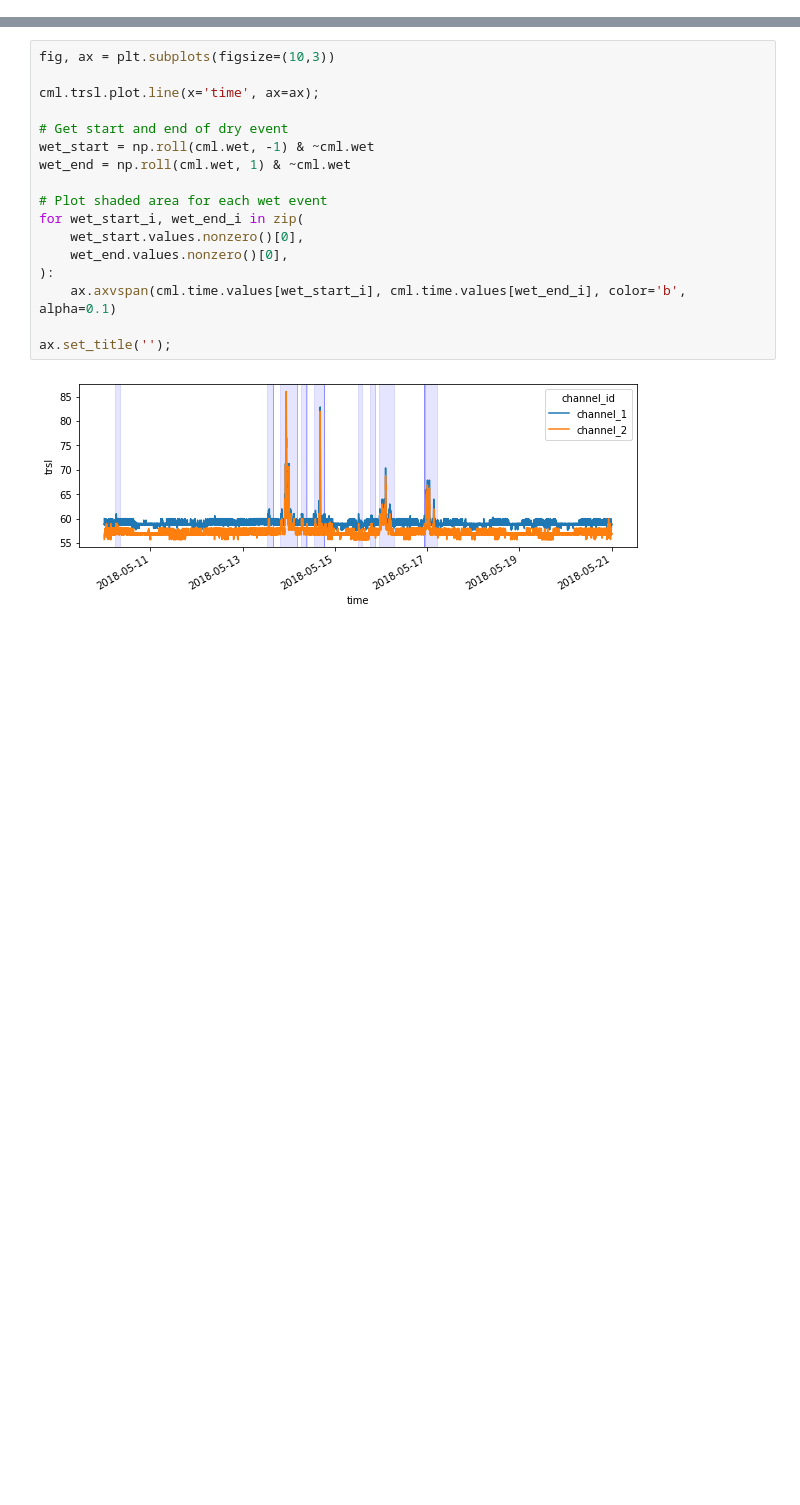
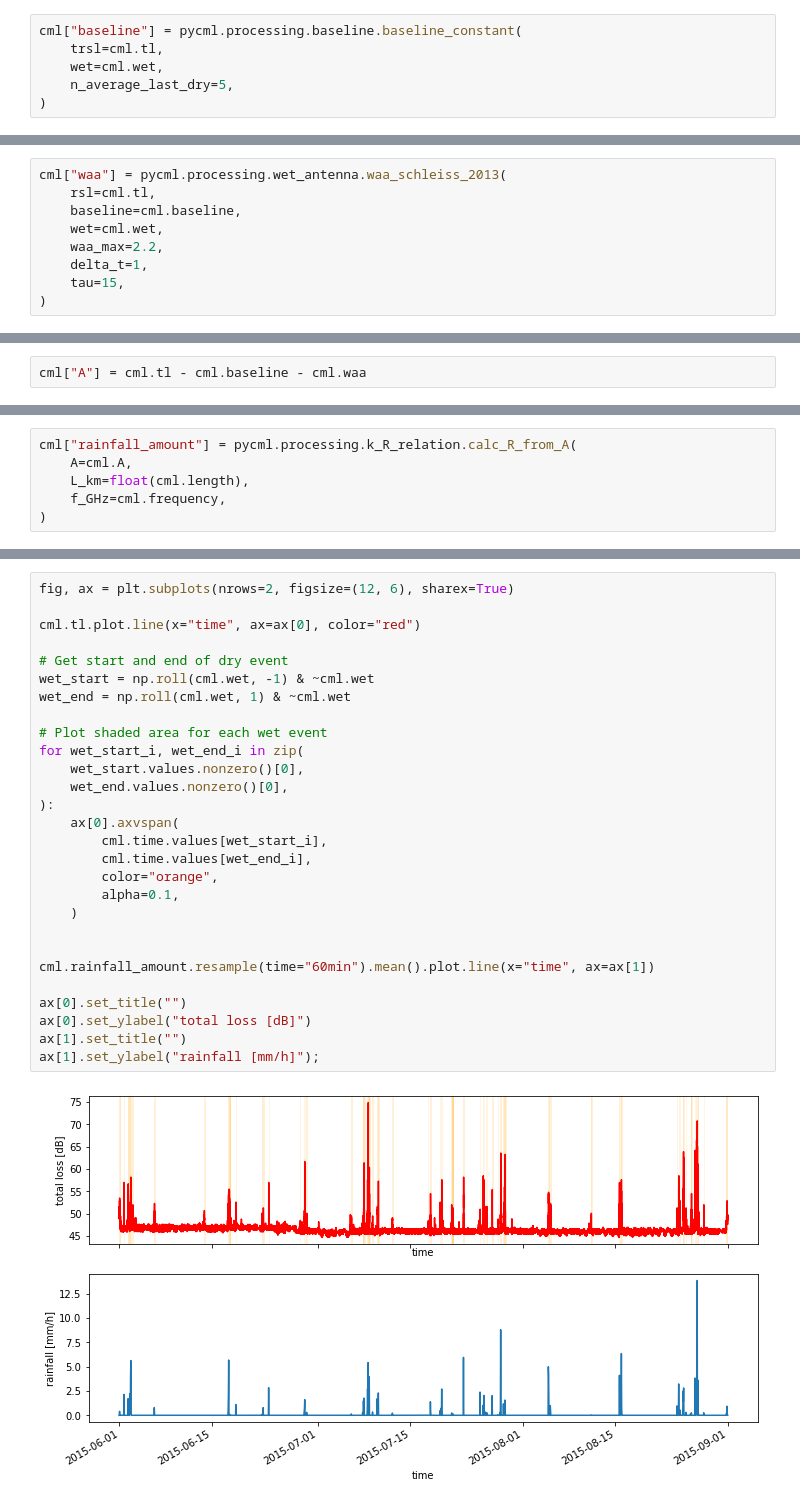
Before and after one commit to OpenSenseAction/OPENSENSE_sandbox, a Jupyter notebook: notebooks/pycomlink_basic_example.ipynb, the cells around one changed output, grey strips where cells are left out. Cells and saved outputs as stored; diff of their text form; blank space fills up the shorter version.

```diff
--- a/notebooks/pycomlink_basic_example.ipynb
+++ b/notebooks/pycomlink_basic_example.ipynb
@@ -67,0 +52,6 @@ To enable them in other operations, rebuild TensorFlow with the appropriate comp
+# %%
+cml["baseline"] = pycml.processing.baseline.baseline_constant(
+    trsl=cml.tl,
+    wet=cml.wet,
+    n_average_last_dry=5,
+)
@@ -67,0 +60,9 @@ To enable them in other operations, rebuild TensorFlow with the appropriate comp
+# %%
+cml["waa"] = pycml.processing.wet_antenna.waa_schleiss_2013(
+    rsl=cml.tl,
+    baseline=cml.baseline,
+    wet=cml.wet,
+    waa_max=2.2,
+    delta_t=1,
+    tau=15,
+)
@@ -67,0 +71,2 @@ To enable them in other operations, rebuild TensorFlow with the appropriate comp
+# %%
+cml["A"] = cml.tl - cml.baseline - cml.waa
@@ -67,0 +75,6 @@ To enable them in other operations, rebuild TensorFlow with the appropriate comp
+# %%
+cml["rainfall_amount"] = pycml.processing.k_R_relation.calc_R_from_A(
+    A=cml.A,
+    L_km=float(cml.length),
+    f_GHz=cml.frequency,
+)
@@ -68,19 +83,30 @@ To enable them in other operations, rebuild TensorFlow with the appropriate comp
 # %%
-fig, ax = plt.subplots(figsize=(10,3))
+fig, ax = plt.subplots(nrows=2, figsize=(12, 6), sharex=True)
 
-cml.trsl.plot.line(x='time', ax=ax);
+cml.tl.plot.line(x="time", ax=ax[0], color="red")
 
 # Get start and end of dry event
 wet_start = np.roll(cml.wet, -1) & ~cml.wet
 wet_end = np.roll(cml.wet, 1) & ~cml.wet
 
 # Plot shaded area for each wet event
 for wet_start_i, wet_end_i in zip(
     wet_start.values.nonzero()[0],
     wet_end.values.nonzero()[0],
 ):
-    ax.axvspan(cml.time.values[wet_start_i], cml.time.values[wet_end_i], color='b', alpha=0.1)
+    ax[0].axvspan(
+        cml.time.values[wet_start_i],
+        cml.time.values[wet_end_i],
+        color="orange",
+        alpha=0.1,
+    )
 
-ax.set_title('');
+
+cml.rainfall_amount.resample(time="60min").mean().plot.line(x="time", ax=ax[1])
+
+ax[0].set_title("")
+ax[0].set_ylabel("total loss [dB]")
+ax[1].set_title("")
+ax[1].set_ylabel("rainfall [mm/h]");
 # %% [output]
-[figure, old version]
+[figure, new version]
```
Also changed, not shown: parts of 34 cells of this notebook.
